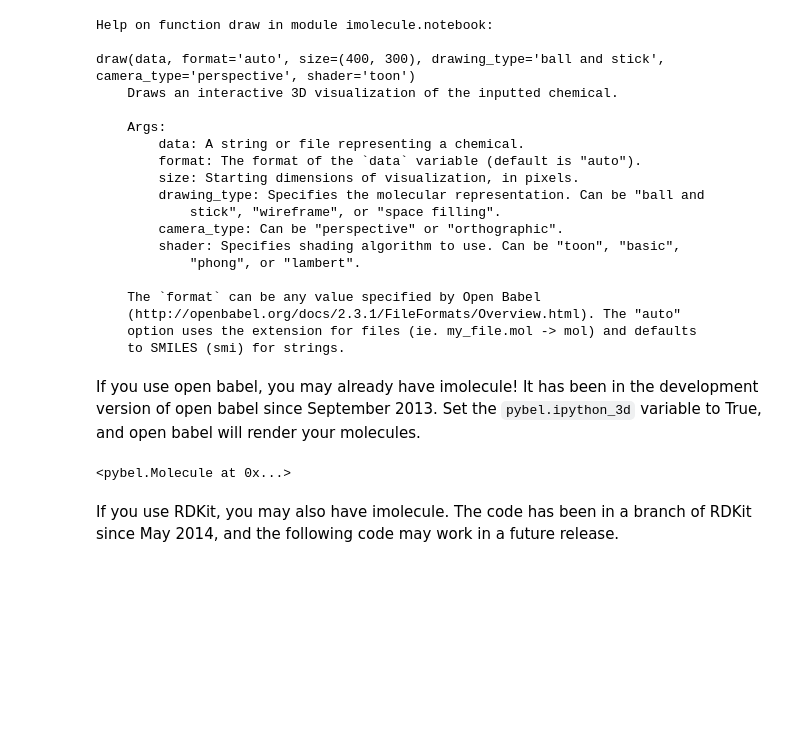
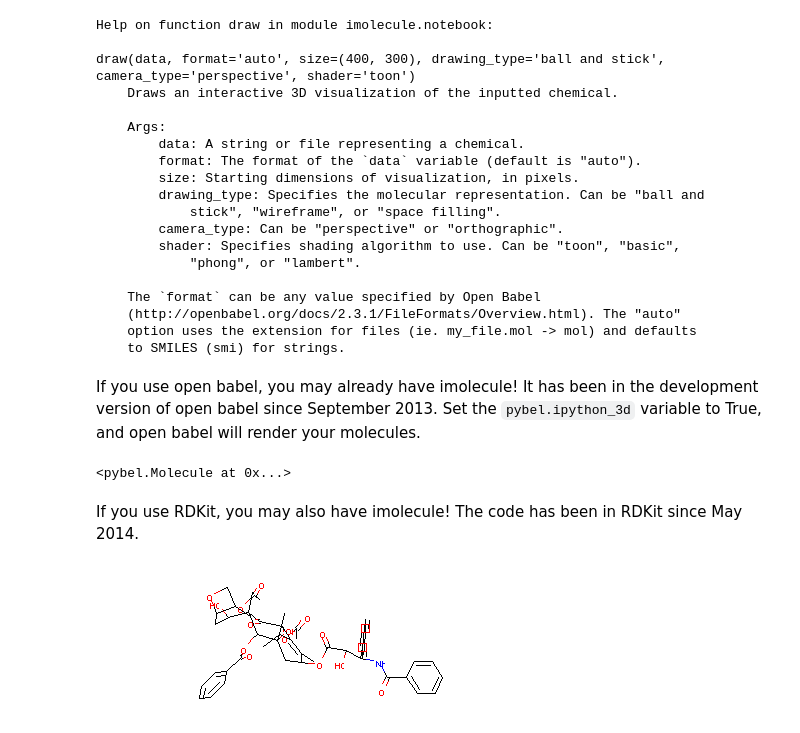
Before and after one commit to patrickfuller/imolecule, a Jupyter notebook: examples/ipython.ipynb, the cells around one changed output. Cells and saved outputs as stored; diff of their text form; code cells hidden in the pictures; blank space fills up the shorter version.

```diff
--- a/examples/ipython.ipynb
+++ b/examples/ipython.ipynb
@@ -56,14 +56,17 @@ sarin
 # %% [output]
 <pybel.Molecule at 0x...>
 # %% [markdown]
-If you use RDKit, you may also have imolecule. The code has been in a branch of RDKit since May 2014, and the following code may work in a future release.
+If you use RDKit, you may also have imolecule! The code has been in RDKit since May 2014.
 # %%
 from rdkit import Chem
 from rdkit.Chem import AllChem
 from rdkit.Chem.Draw import IPythonConsole
 IPythonConsole.ipython_3d = True
 
-mol = Chem.MolFromSmiles("CC1=CC2C(C=C1)N=C1N(CC[C@@]1(O)C2=O)c1ccccc1")
+mol = Chem.MolFromSmiles("CC(=O)OC1C2=C(C)C(CC(O)(C(OC(=O)c3ccccc3)C4C5(COC5CC(O)C4(C)C1=O)"
+                         "OC(=O)C)C2(C)C)OC(=O)C(O)C(NC(=O)c6ccccc6)c7ccccc7")
 AllChem.EmbedMolecule(mol)
 AllChem.MMFFOptimizeMolecule(mol)
 mol
+# %% [output]
+[figure, added]
```
Also changed, not shown: parts of 3 cells of this notebook, 2 other files.
